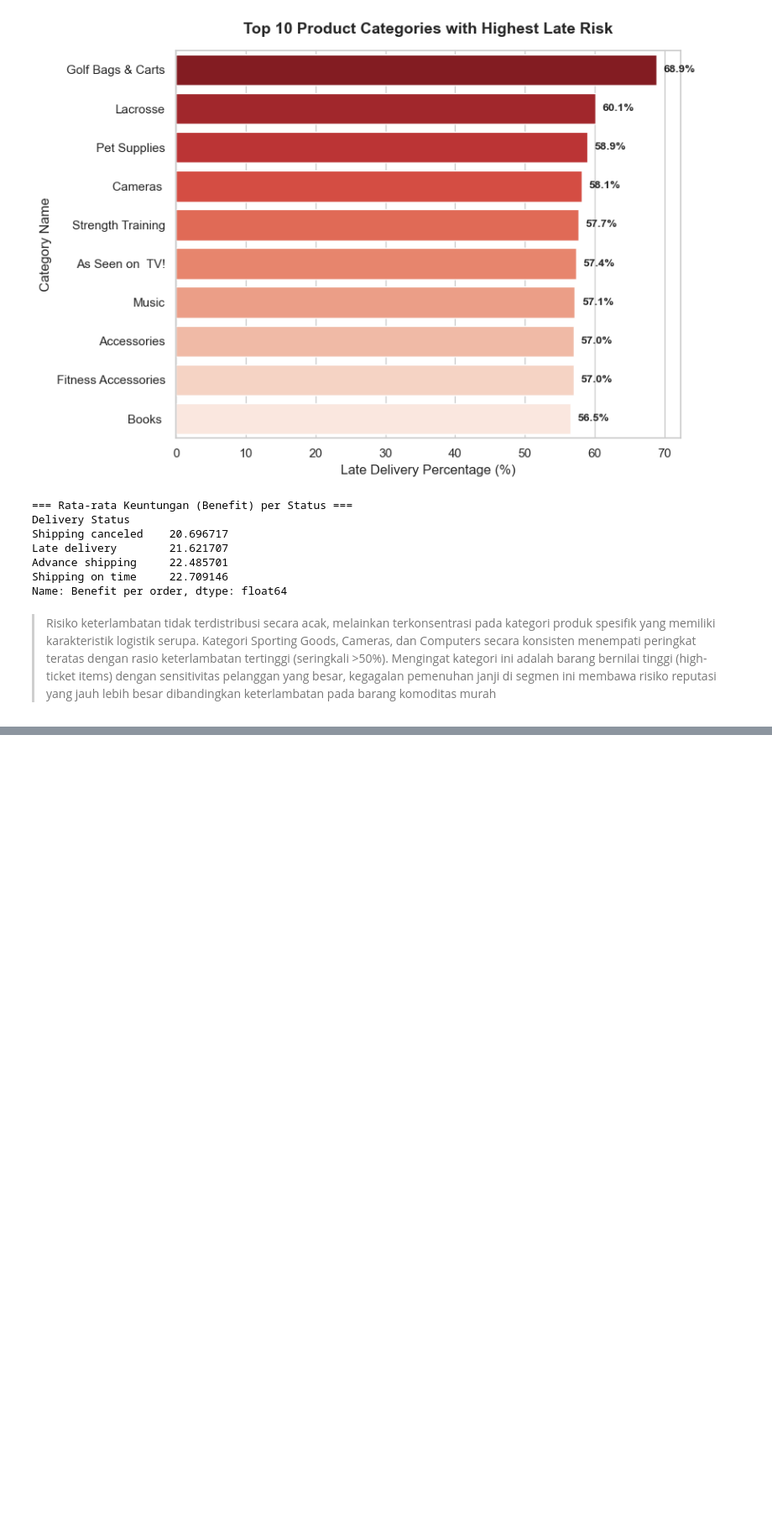
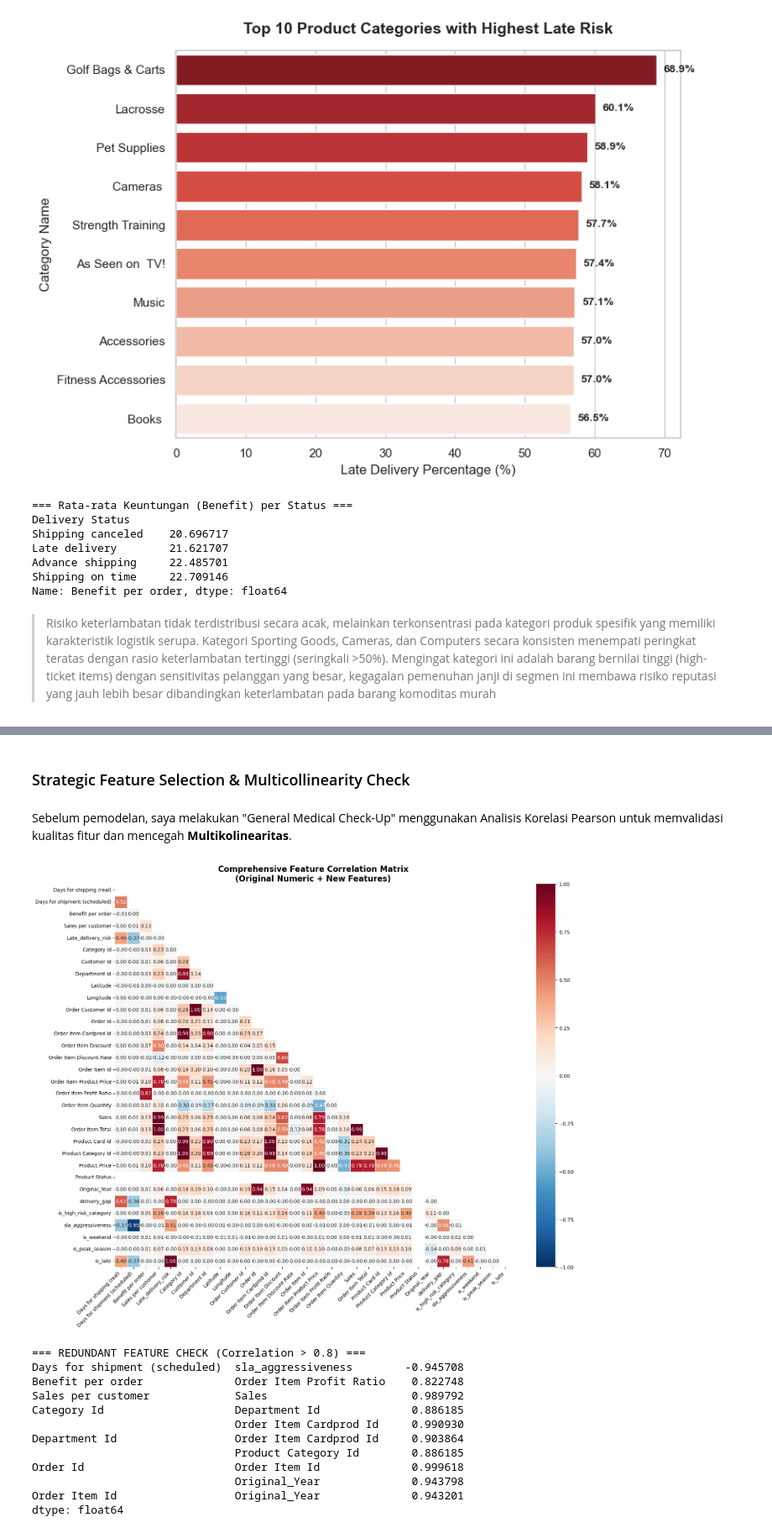
Before and after one commit to ahmdtrdi/LogisticAIOptimization, a Jupyter notebook: notebooks/EDA.ipynb, the cells around one changed output, grey strips where cells are left out. Shown at 84% size. Saved outputs shown, nothing was run; the diff lists cells and outputs as text; code cells hidden in the pictures; blank space fills up the shorter version.

Commit message:
feat(preprocessing): finalize feature engineering and data transformation

```diff
--- a/notebooks/EDA.ipynb
+++ b/notebooks/EDA.ipynb
@@ -1046,0 +1078,55 @@ data_clean.columns[data_clean.isna().any()].tolist()
+# %% [markdown]
+### Strategic Feature Selection & Multicollinearity Check
+# %% [markdown]
+Sebelum pemodelan, saya melakukan "General Medical Check-Up" menggunakan Analisis Korelasi Pearson untuk memvalidasi kualitas fitur dan mencegah **Multikolinearitas**.
+# %%
+# 1. Ambil semua kolom numerik yang ada di data_clean
+# (Otomatis menyaring teks seperti Region/Category agar tidak error)
+numeric_data = data_clean.select_dtypes(include=['float64', 'int64', 'int32'])
+
+# 2. Hitung Korelasi
+full_corr_matrix = numeric_data.corr()
+
+# 3. Visualisasi Heatmap (Ukuran Besar agar Terbaca)
+plt.figure(figsize=(18, 14))
+
+# Masking: Menutup bagian segitiga atas agar tidak pusing melihat angka kembar
+mask = np.triu(np.ones_like(full_corr_matrix, dtype=bool))
+
+sns.heatmap(full_corr_matrix,
+            annot=True,
+            fmt='.2f',
+            cmap='RdBu_r', # Merah = Positif Kuat, Biru = Negatif Kuat
+            mask=mask,
+            linewidths=0.5,
+            vmin=-1, vmax=1) # Batas skala -1 sampai 1
+
+plt.title('Comprehensive Feature Correlation Matrix\n(Original Numeric + New Features)', fontsize=16, fontweight='bold')
+plt.xticks(rotation=45, ha='right')
+plt.show()
+
+# --- CHECK REDUNDANCY (MULTICOLINEARITY) ---
+# Kita cari pasangan yang korelasinya > 0.8 (Sangat Mirip)
+print("=== REDUNDANT FEATURE CHECK (Correlation > 0.8) ===")
+# Unstack dan filter
+corr_pairs = full_corr_matrix.unstack()
+strong_pairs = corr_pairs[(abs(corr_pairs) > 0.8) & (abs(corr_pairs) < 1.0)]
+
+if len(strong_pairs) > 0:
+    print(strong_pairs.drop_duplicates())
+else:
+    print("✅ Aman! Tidak ada fitur numerik yang redundan ekstrem.")
+# %% [output]
+[figure, added]
+=== REDUNDANT FEATURE CHECK (Correlation > 0.8) ===
+Days for shipment (scheduled)  sla_aggressiveness        -0.945708
+Benefit per order              Order Item Profit Ratio    0.822748
+Sales per customer             Sales                      0.989792
+Category Id                    Department Id              0.886185
+                               Order Item Cardprod Id     0.990930
+Department Id                  Order Item Cardprod Id     0.903864
+                               Product Category Id        0.886185
+Order Id                       Order Item Id              0.999618
+                               Original_Year              0.943798
+Order Item Id                  Original_Year              0.943201
+dtype: float64
```
Also changed, not shown: parts of 47 cells of this notebook, 1 other file.
